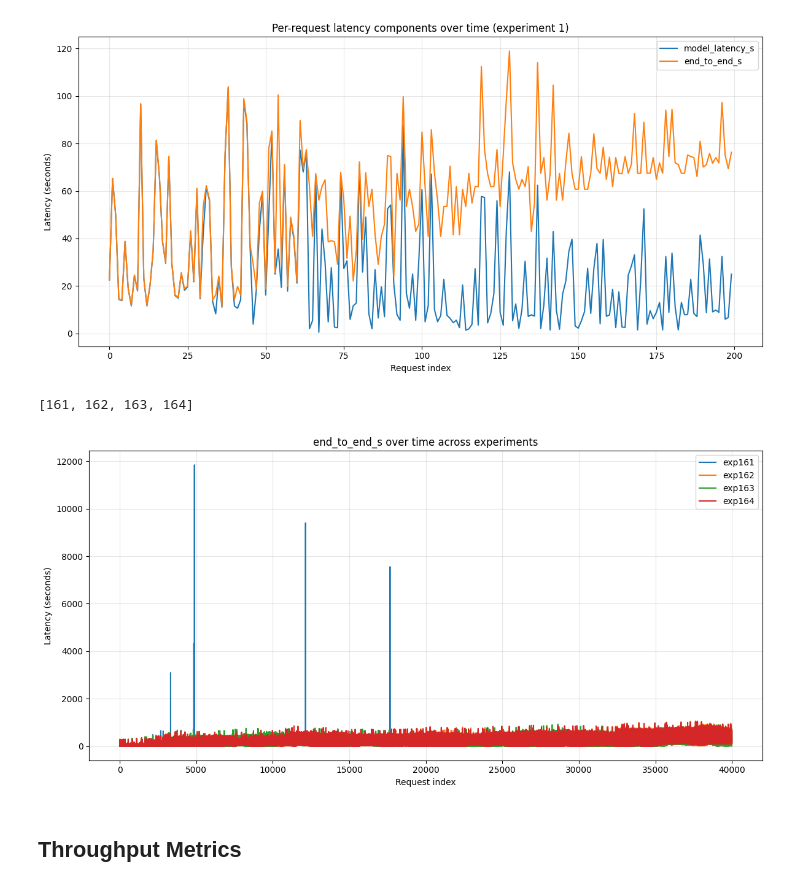
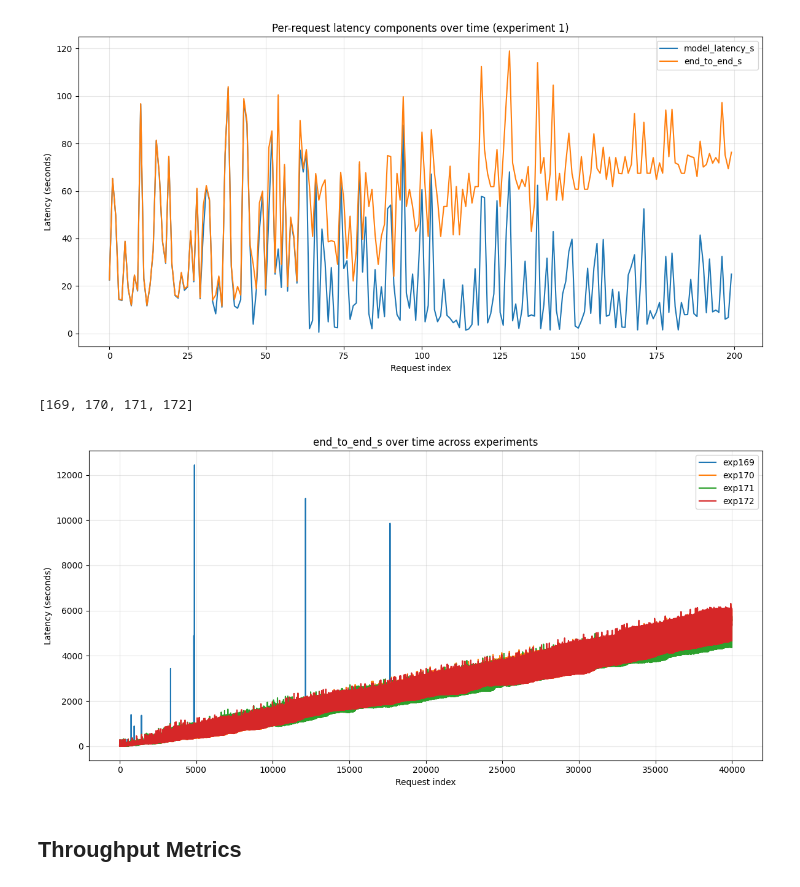
Before and after one commit to immengzi/LLM-LA, a Jupyter notebook: microservice/analysis.ipynb, the cells around one changed output. Drawn from its saved outputs; the diff is of its cells as text; code cells hidden in the pictures.

```diff
--- a/microservice/analysis.ipynb
+++ b/microservice/analysis.ipynb
@@ -293,7 +293,7 @@ import matplotlib.pyplot as plt
 
 # ---- choose experiments ----
 # choose which series you want
-series_ids = [40]
+series_ids = [42]
 
 experiments = experiments_from_series(series_ids)
 
@@ -308,35 +308,35 @@ metric = "end_to_end_s"          # total client → router → server → client
 # metric = "sidecar_queue_s"     # waiting time inside sidecar
 # metric = "vllm_compute_s"      # actual model compute time
 # metric = "router_post_result_s"
 # -----------------------------------------------
 
 plt.figure(figsize=(12, 6))
 
 for exp_id in experiments:
     df = (
         load_experiment_latencies(exp_id=exp_id)
         .sort_values("idx")
         .reset_index(drop=True)
     )
 
     if metric not in df.columns:
         print(f"Skipping exp{exp_id}: {metric} not found")
         continue
 
     x = df["idx"]
     y = df[metric]
 
     plt.plot(x, y, label=f"exp{exp_id}")
 
 plt.xlabel("Request index")
 plt.ylabel("Latency (seconds)")
 plt.title(f"{metric} over time across experiments")
 plt.legend(loc="upper right")
 plt.grid(True, alpha=0.3)
 plt.tight_layout()
 # %% [output]
-[161, 162, 163, 164]
+[169, 170, 171, 172]
-[figure, old version]
+[figure, new version]
 # %% [markdown]
 ## Throughput Metrics
 # %%
```
Also changed, not shown: parts of 9 cells of this notebook, 38 other files.
